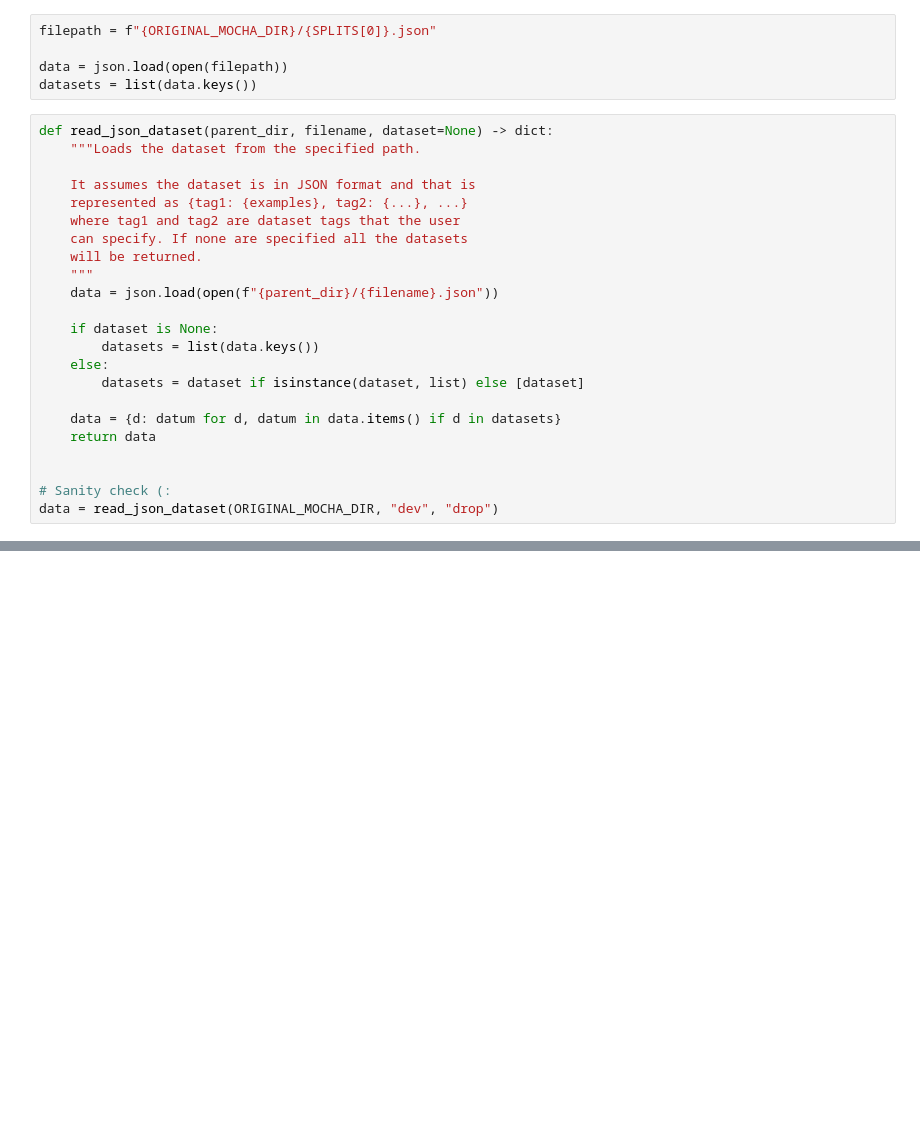
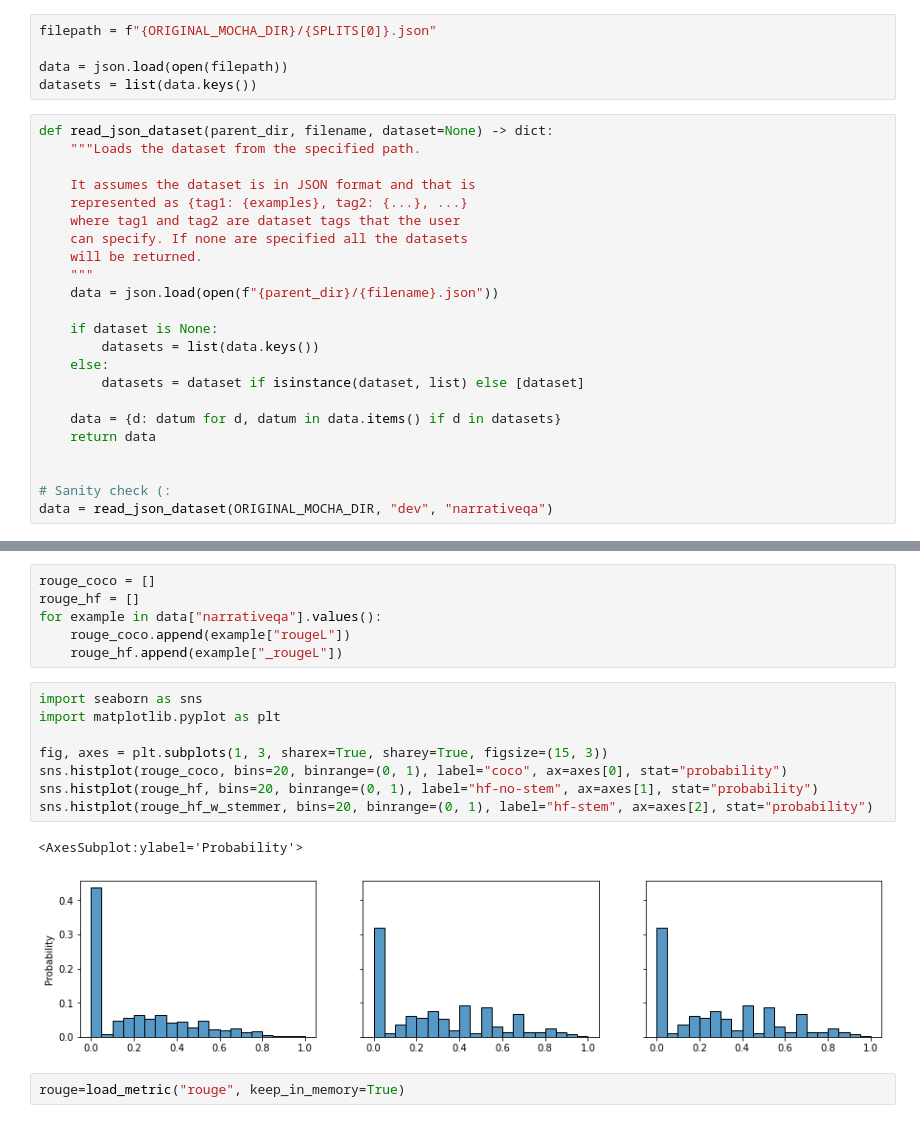
Before and after one commit to pdasigi/eqqa, a Jupyter notebook: scripts/metric_modeling/1_MetricGenerator.ipynb, the cells around one changed output, grey strips where cells are left out. Drawn from its saved outputs; the diff is of its cells as text; blank space fills up the shorter version.

Commit message:
Add huggingface rouge metric
It seems to be less left skewed than PYCOCO's implementation

```diff
--- a/scripts/metric_modeling/1_MetricGenerator.ipynb
+++ b/scripts/metric_modeling/1_MetricGenerator.ipynb
@@ -39,7 +39,7 @@ def read_json_dataset(parent_dir, filename, dataset=None) -> dict:
 
 
 # Sanity check (:
-data = read_json_dataset(ORIGINAL_MOCHA_DIR, "dev", "drop")
+data = read_json_dataset(ORIGINAL_MOCHA_DIR, "dev", "narrativeqa")
 # %%
 from bert_score import score as BERT_SCORE
 from datasets import load_metric
@@ -260,0 +260,19 @@ Successfully installed jiwer-2.3.0 python-Levenshtein-0.12.2
+# %%
+rouge_coco = []
+rouge_hf = []
+for example in data["narrativeqa"].values():
+    rouge_coco.append(example["rougeL"])
+    rouge_hf.append(example["_rougeL"])
+# %%
+import seaborn as sns
+import matplotlib.pyplot as plt
+
+fig, axes = plt.subplots(1, 3, sharex=True, sharey=True, figsize=(15, 3))
+sns.histplot(rouge_coco, bins=20, binrange=(0, 1), label="coco", ax=axes[0], stat="probability")
+sns.histplot(rouge_hf, bins=20, binrange=(0, 1), label="hf-no-stem", ax=axes[1], stat="probability")
+sns.histplot(rouge_hf_w_stemmer, bins=20, binrange=(0, 1), label="hf-stem", ax=axes[2], stat="probability")
+# %% [output]
+<AxesSubplot:ylabel='Probability'>
+[figure, added]
+# %%
+rouge=load_metric("rouge", keep_in_memory=True)
```
Also changed, not shown: parts of 7 cells of this notebook.
